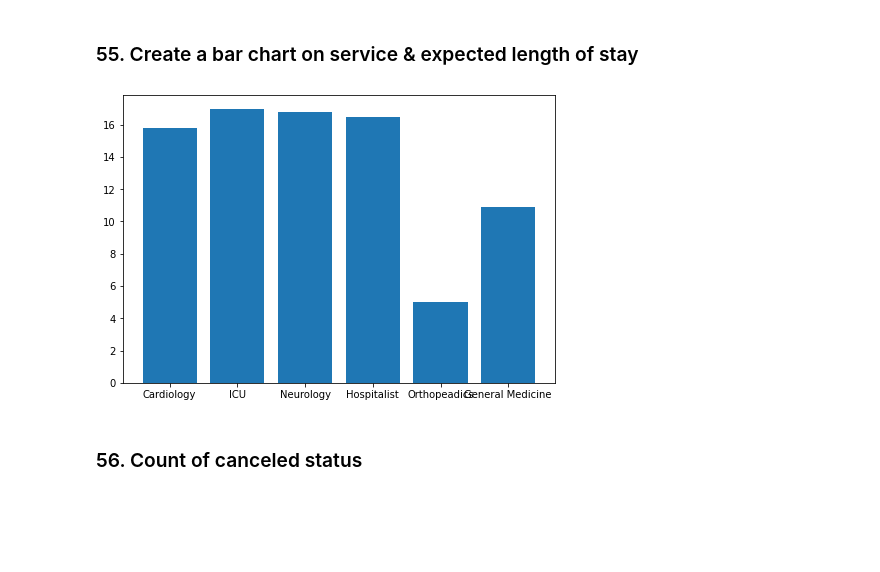
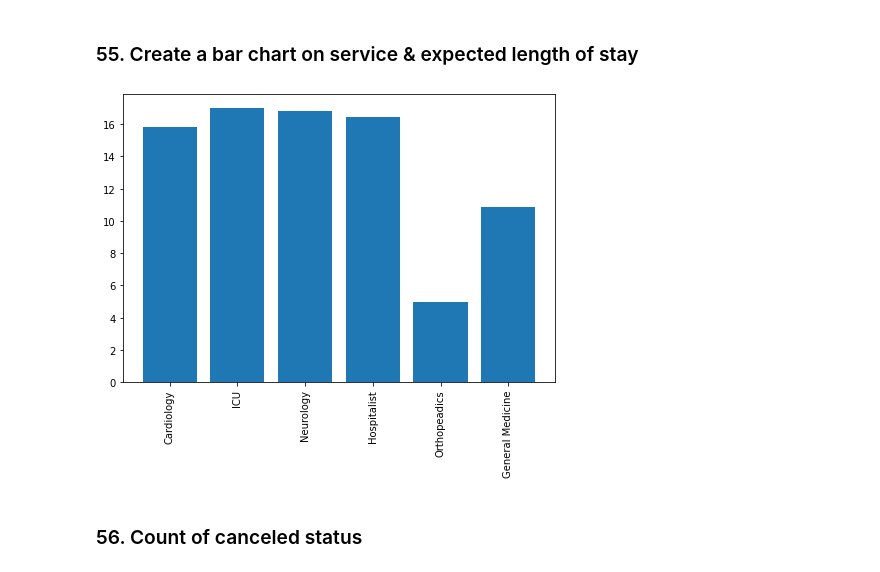
Before and after one commit to SaliniPal/Python_Hackathon, a Jupyter notebook: PythonHackathon Q&A.ipynb, the cells around one changed output. Drawn from its saved outputs; the diff is of its cells as text; code cells hidden in the pictures; blank space fills up the shorter version.

```diff
--- a/PythonHackathon Q&A.ipynb
+++ b/PythonHackathon Q&A.ipynb
@@ -253,34 +251,16 @@ sum_of_mortality / (ReAdmissionRegistry["ExpectedMortality"].sum())
 0.4272709474250124
 # %% [markdown]
 ### 55. Create a bar chart on service & expected length of stay
-# %%
-Discharges = pd.read_excel("HospitalDatabase.xlsx",sheet_name= "Discharges")
-# print(Discharges.head())
-# sns.barplot(y = "Service", x = "ExpectedLOS",data = Discharges)
-# plt.show()
-
-# fig = plt.figure()
-# ax = fig.add_axes([0,0,1,1])
-# langs = Discharges["Service"]
-# students = Discharges["ExpectedLOS"]
-# ax.bar(langs,students)
-# plt.show()
-
-# exp_mor = df['Discharges'].groupby(['Service']).agg({'ExpectedMortality': 'count'}).sort_values('ExpectedMortality', ascending = True)
-# exp_mor.plot.bar(color = 'orange', edgecolor = 'black')
-# plt.title('Bar Plot of Service and Count of Expected Mortality')
-# plt.xlabel('Service')
-# plt.ylabel('count of expected mortality')
-# plt.show()
-
-exp_mor = Discharges.groupby(['Service']).agg({'ExpectedLOS': 'count'})
-exp_mor.plot.bar(color = 'orange', edgecolor = 'black')
-plt.title('Bar chart on service & expected length of stay')
-plt.xlabel('Service')
-plt.ylabel('Count of ExpectedLOS')
-plt.show()
-# %% [output]
-[figure, removed]
+# %%
+Discharges = pd.read_excel("HospitalDatabase.xlsx",sheet_name= "Discharges")
+
+fig = plt.figure()
+ax = fig.add_axes([0,0,1,1])
+ax.bar(Discharges["Service"],Discharges["ExpectedLOS"])
+plt.xticks(rotation = 'vertical')
+plt.show()
+# %% [output]
+[figure, added]
 # %% [markdown]
 ### 56. Count of canceled status
 # %%
```
Also changed, not shown: parts of 4 cells of this notebook.
